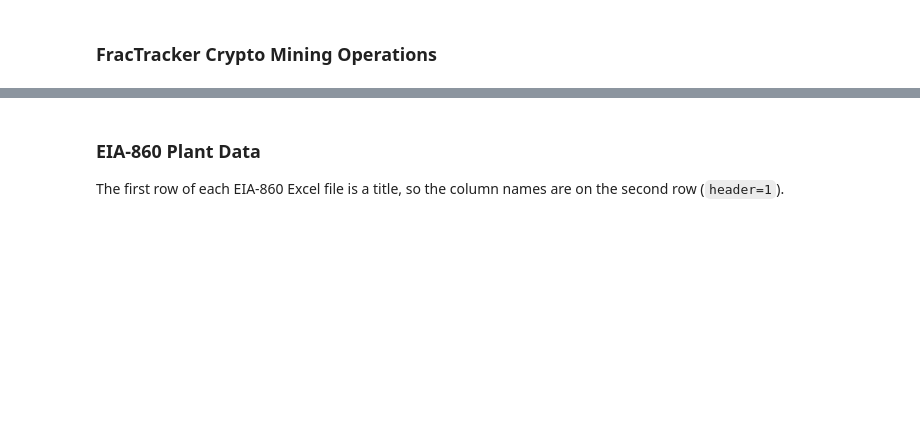
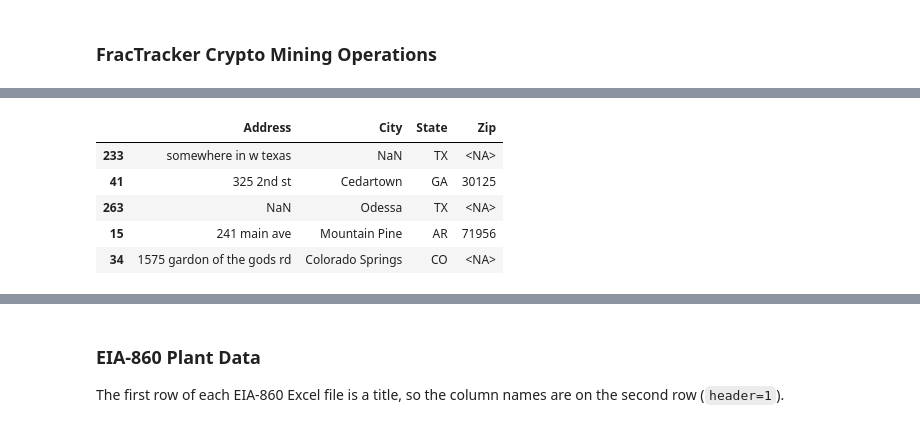
Before and after one commit to matthewchess/siads696, a Jupyter notebook: 02-data-cleaning.ipynb, the cells around one changed output, grey strips where cells are left out. Cells and saved outputs as stored; diff of their text form; code cells hidden in the pictures; blank space fills up the shorter version.

```diff
--- a/02-data-cleaning.ipynb
+++ b/02-data-cleaning.ipynb
@@ -203,0 +591,29 @@ crypto.describe(include="all").T
+# %%
+# Extract 5-digit zip if exists
+crypto['Zip'] = crypto['Address'].str.extract(r'(\d{5})\s*$')[0]
+crypto['Zip'] = crypto['Zip'].replace('', np.nan).astype('Int64') # missing zip
+
+# Remove city, state, and zip from addresses in crypto
+crypto['Address'] = crypto.apply(
+    lambda row: remove_city_state(
+        row['Address'],
+        row['City'],
+        row['State']
+    ),
+    axis=1
+)
+
+# Applying the transformations to the addresses in both datasets
+crypto['Address'] = crypto['Address'].apply(standardize_address)
+data_centers['address'] = data_centers['address'].apply(standardize_address)
+
+
+# data_centers[['address', 'city', 'state', 'zip']].sample(5)
+crypto[['Address', 'City', 'State', 'Zip']].sample(5)
+# %% [output]
+|  | Address | City | State | Zip |
+| 233 | somewhere in w texas | NaN | TX | <NA> |
+| 41 | 325 2nd st | Cedartown | GA | 30125 |
+| 263 | NaN | Odessa | TX | <NA> |
+| 15 | 241 main ave | Mountain Pine | AR | 71956 |
+| 34 | 1575 gardon of the gods rd | Colorado Springs | CO | <NA> |
```
Also changed, not shown: parts of 37 cells of this notebook.
